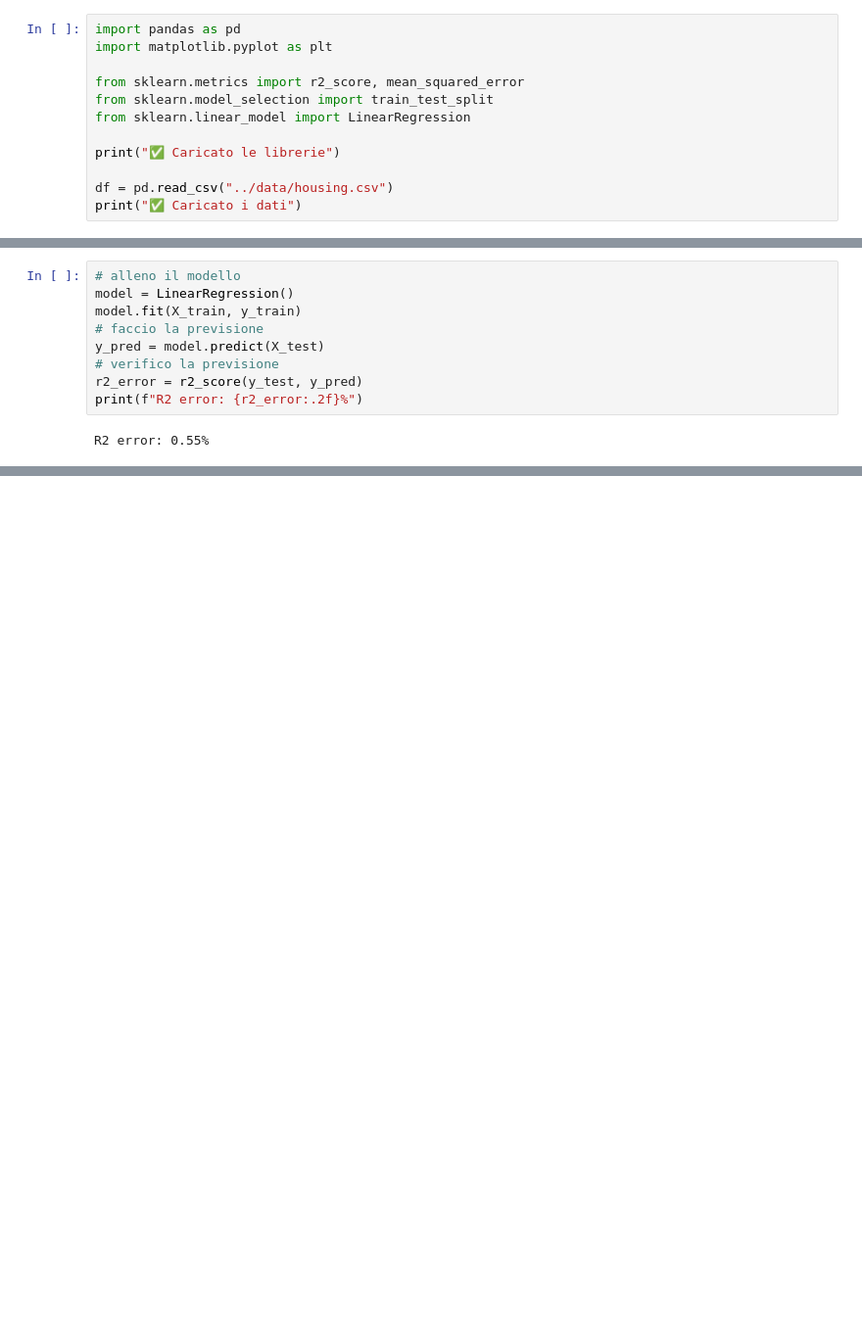
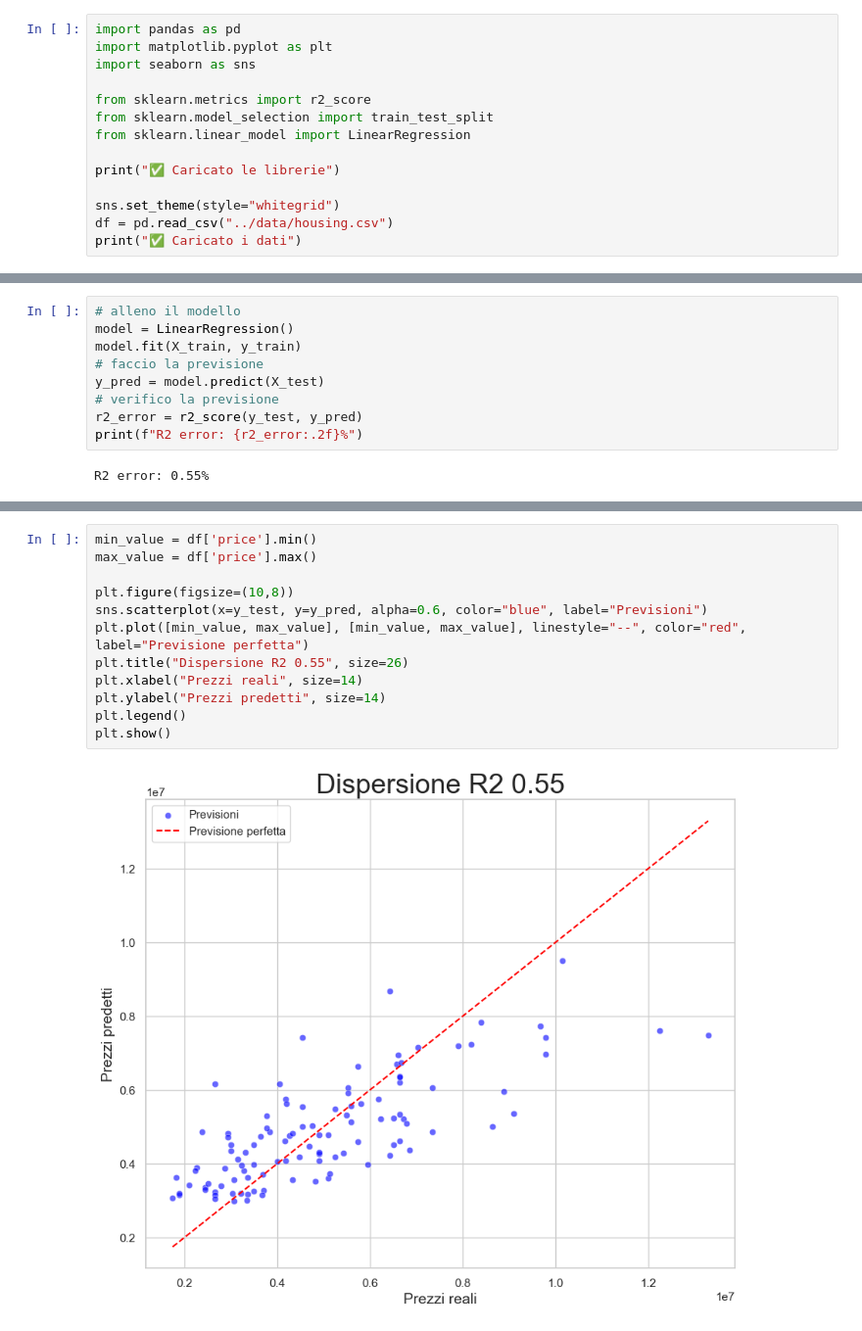
Before and after one commit to matteolovato-AI/house-price-prediction, a Jupyter notebook: notebooks/03_improve_model.ipynb, the cells around one changed output, grey strips where cells are left out. Shown at 98% size. Cells and saved outputs as stored; diff of their text form; blank space fills up the shorter version.

Commit message:
aggiunto grafico dispersione R2 0.55 sul notebook 03

```diff
--- a/notebooks/03_improve_model.ipynb
+++ b/notebooks/03_improve_model.ipynb
@@ -1,13 +1,15 @@
 # %%
 import pandas as pd
 import matplotlib.pyplot as plt
+import seaborn as sns
 
-from sklearn.metrics import r2_score, mean_squared_error
+from sklearn.metrics import r2_score
 from sklearn.model_selection import train_test_split
 from sklearn.linear_model import LinearRegression
 
 print("✅ Caricato le librerie")
 
+sns.set_theme(style="whitegrid")
 df = pd.read_csv("../data/housing.csv")
 print("✅ Caricato i dati")
 # %% [output]
@@ -48,0 +52,14 @@ rispetto a 43% è un passo notevole
+# %%
+min_value = df['price'].min()
+max_value = df['price'].max()
+
+plt.figure(figsize=(10,8))
+sns.scatterplot(x=y_test, y=y_pred, alpha=0.6, color="blue", label="Previsioni")
+plt.plot([min_value, max_value], [min_value, max_value], linestyle="--", color="red", label="Previsione perfetta")
+plt.title("Dispersione R2 0.55", size=26)
+plt.xlabel("Prezzi reali", size=14)
+plt.ylabel("Prezzi predetti", size=14)
+plt.legend()
+plt.show()
+# %% [output]
+[figure, added]
```
Also changed, not shown: parts of 1 cell of this notebook.
